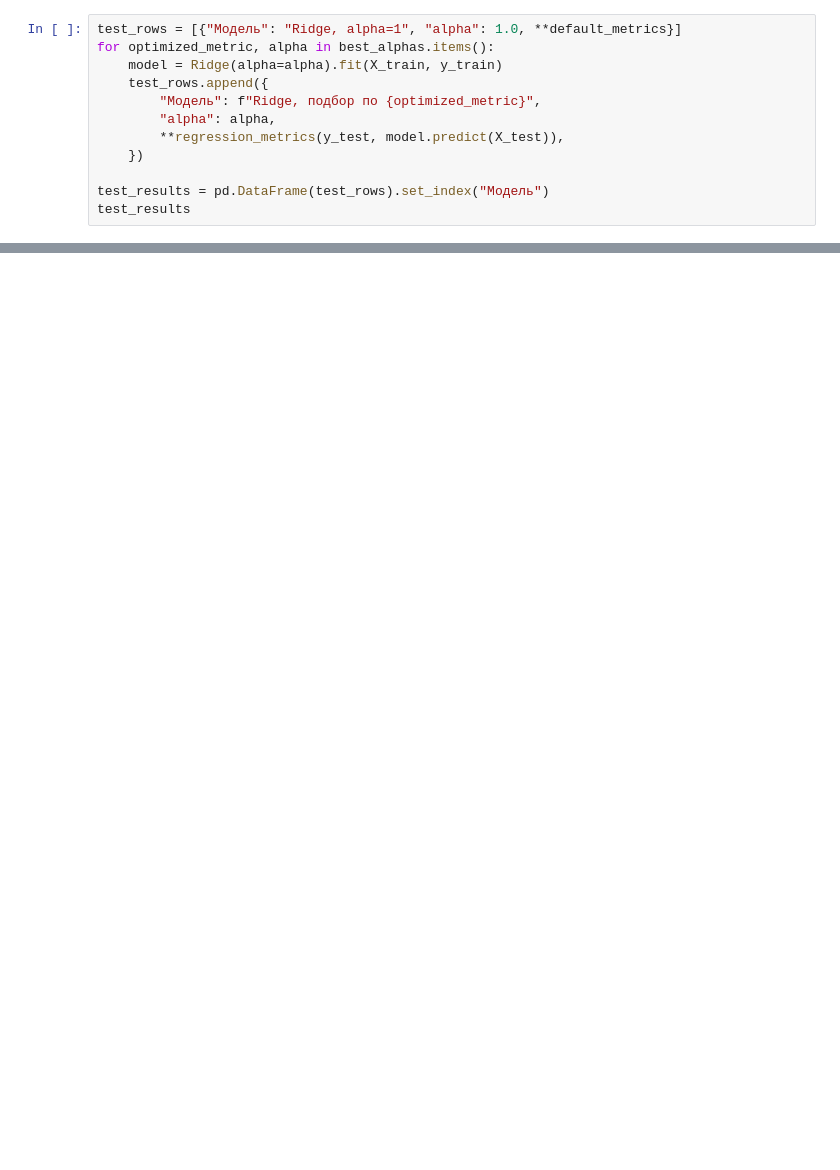
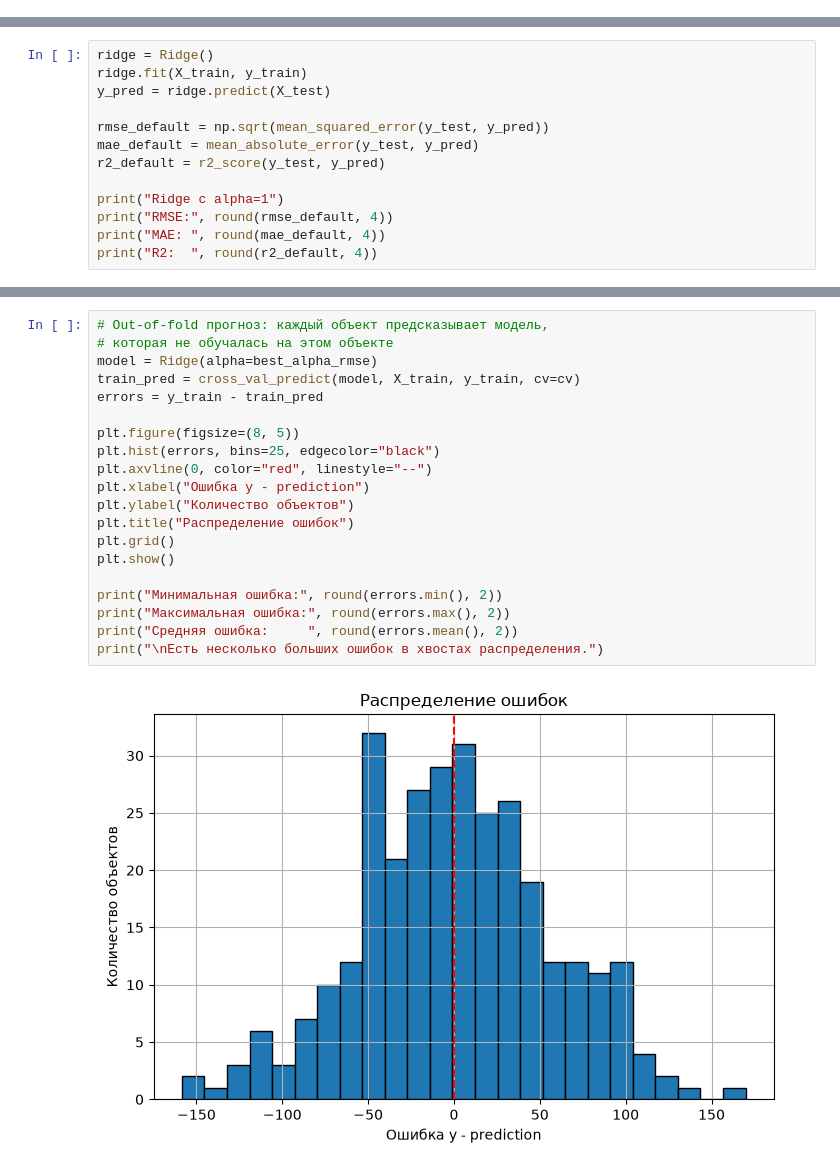
Before and after one commit to K35177/ML_Kamalov, a Jupyter notebook: task_tune/task_tune.ipynb, the cells around one changed output, grey strips where cells are left out. Drawn from its saved outputs; the diff is of its cells as text; blank space fills up the shorter version.

```diff
--- a/task_tune/task_tune.ipynb
+++ b/task_tune/task_tune.ipynb
@@ -181,12 +0,0 @@ plt.show()
-# %%
-test_rows = [{"Модель": "Ridge, alpha=1", "alpha": 1.0, **default_metrics}]
-for optimized_metric, alpha in best_alphas.items():
-    model = Ridge(alpha=alpha).fit(X_train, y_train)
-    test_rows.append({
-        "Модель": f"Ridge, подбор по {optimized_metric}",
-        "alpha": alpha,
-        **regression_metrics(y_test, model.predict(X_test)),
-    })
-
-test_results = pd.DataFrame(test_rows).set_index("Модель")
-test_results
@@ -275,0 +136,13 @@ outlier_comparison
+# %%
+ridge = Ridge()
+ridge.fit(X_train, y_train)
+y_pred = ridge.predict(X_test)
+
+rmse_default = np.sqrt(mean_squared_error(y_test, y_pred))
+mae_default = mean_absolute_error(y_test, y_pred)
+r2_default = r2_score(y_test, y_pred)
+
+print("Ridge с alpha=1")
+print("RMSE:", round(rmse_default, 4))
+print("MAE: ", round(mae_default, 4))
+print("R2:  ", round(r2_default, 4))
@@ -275,0 +262,22 @@ outlier_comparison
+# %%
+# Out-of-fold прогноз: каждый объект предсказывает модель,
+# которая не обучалась на этом объекте
+model = Ridge(alpha=best_alpha_rmse)
+train_pred = cross_val_predict(model, X_train, y_train, cv=cv)
+errors = y_train - train_pred
+
+plt.figure(figsize=(8, 5))
+plt.hist(errors, bins=25, edgecolor="black")
+plt.axvline(0, color="red", linestyle="--")
+plt.xlabel("Ошибка y - prediction")
+plt.ylabel("Количество объектов")
+plt.title("Распределение ошибок")
+plt.grid()
+plt.show()
+
+print("Минимальная ошибка:", round(errors.min(), 2))
+print("Максимальная ошибка:", round(errors.max(), 2))
+print("Средняя ошибка:     ", round(errors.mean(), 2))
+print("\nЕсть несколько больших ошибок в хвостах распределения.")
+# %% [output]
+[figure, added]
```
Also changed, not shown: parts of 42 cells of this notebook, 5 other files.
